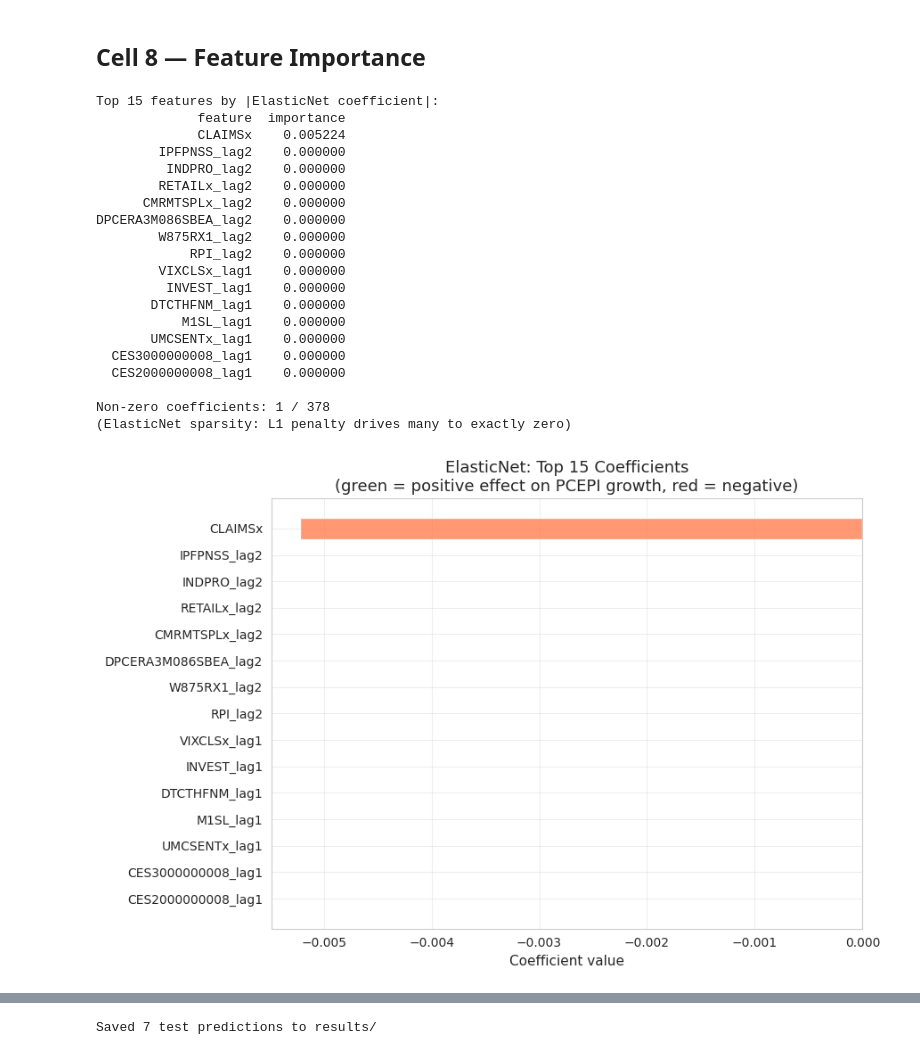
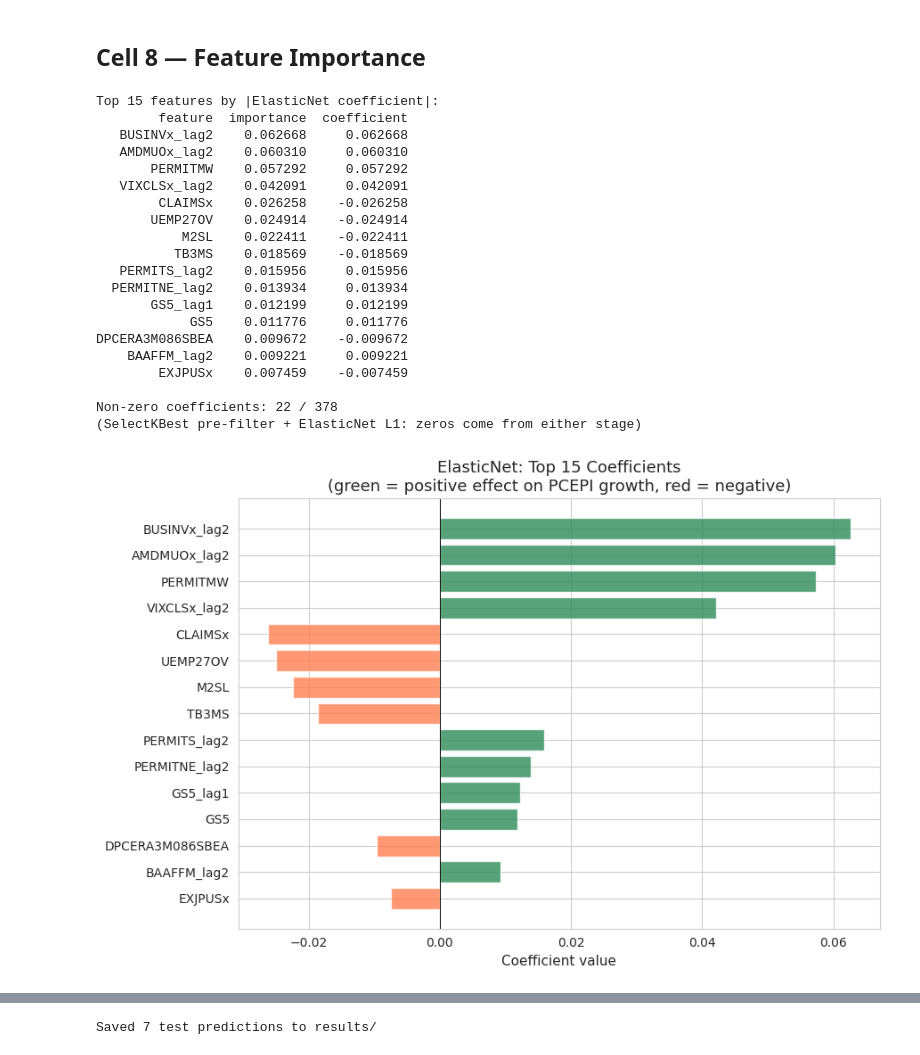
Before and after one commit to Holmes-rgb/Macro-Econ-ML, a Jupyter notebook: notebooks/inflation_forecasting_elastinet.ipynb, the cells around one changed output, grey strips where cells are left out. Saved outputs shown, nothing was run; the diff lists cells and outputs as text; code cells hidden in the pictures.

Commit message:
Fix over regularization, add robust scaling, Select Kbest,and use elasticnetCV, and pipeline

```diff
--- a/notebooks/inflation_forecasting_elastinet.ipynb
+++ b/notebooks/inflation_forecasting_elastinet.ipynb
@@ -138,16 +191,9 @@ class InflationForecaster:
 # %% [markdown]
 ## Cell 2 — Data Loading
 # %%
-# Download (or locate) most recent FRED-MD vintage
-vintage_file = download_latest_vintage(VINTAGE_DIR)
-
-# Build dataset entirely from CSV
-X_train, y_train, X_val, y_val, X_test, y_test, feature_names = build_dataset_from_csv(
-    filepath=vintage_file,
-    horizon=1,
-    n_lags=N_LAGS,
-    test_start='2025-06-01',
-    val_start='2023-01-01',
+# Load vintage + build train/val/test splits via shared helper
+vintage_file, X_train, y_train, X_val, y_val, X_test, y_test, feature_names = get_splits(
+    VINTAGE_DIR, horizon=1, n_lags=N_LAGS,
 )
 
 print(f"\nTrain  samples : {len(X_train)}  features: {len(feature_names)}")
@@ -291,8 +337,9 @@ all_val_dates = []
 all_val_actual = []
 all_val_pred = []
 
-from sklearn.preprocessing import StandardScaler
+from sklearn.preprocessing import RobustScaler
 from sklearn.linear_model import ElasticNet
+from sklearn.feature_selection import SelectKBest, f_regression
 
 best_alpha    = elasticnet.best_params.get('alpha', 0.1)
 best_l1_ratio = elasticnet.best_params.get('l1_ratio', 0.5)
@@ -300,9 +347,14 @@ X_arr = X_train_fit.values
 y_arr = y_train_fit.values
 
 for fold, (tr_idx, val_idx) in enumerate(tscv.split(X_arr)):
-    scaler = StandardScaler()
-    Xtr  = scaler.fit_transform(X_arr[tr_idx])
-    Xval = scaler.transform(X_arr[val_idx])
+    scaler = RobustScaler()
+    Xtr_s = scaler.fit_transform(X_arr[tr_idx])
+    Xval_s = scaler.transform(X_arr[val_idx])
+    # Match pipeline: SelectKBest pre-filter with same k used in training
+    k_fold = min(TOP_K_FEATURES, Xtr_s.shape[1])
+    sel = SelectKBest(score_func=f_regression, k=k_fold).fit(Xtr_s, y_arr[tr_idx])
+    Xtr  = sel.transform(Xtr_s)
+    Xval = sel.transform(Xval_s)
     ytr, yval = y_arr[tr_idx], y_arr[val_idx]
 
     m = ElasticNet(alpha=best_alpha, l1_ratio=best_l1_ratio, max_iter=100000, random_state=42)
@@ -653,55 +708,51 @@ Total forecast steps          : 4
 # %%
 importance_df = elasticnet.get_feature_importance(feature_names)
 
 if importance_df is not None:
     top15 = importance_df.head(15)
     print("Top 15 features by |ElasticNet coefficient|:")
     print(top15.to_string(index=False))
 
-    # Also show signed coefficients for direction
-    coef_df = pd.DataFrame({
-        'feature': feature_names,
-        'coefficient': elasticnet.model.named_steps['model'].coef_
-    }).sort_values('coefficient', key=abs, ascending=False)
+    # Signed coefficients (mapped back to full feature set; SelectKBest drops = 0)
+    coef_df = importance_df[['feature', 'coefficient']].copy()
+    coef_df = coef_df.sort_values('coefficient', key=abs, ascending=False)
 
     non_zero = (coef_df['coefficient'] != 0).sum()
     print(f"\nNon-zero coefficients: {non_zero} / {len(feature_names)}")
-    print("(ElasticNet sparsity: L1 penalty drives many to exactly zero)")
+    print("(SelectKBest pre-filter + ElasticNet L1: zeros come from either stage)")
 
+    signed_top15 = coef_df.head(15)
     fig, ax = plt.subplots(figsize=(9, 6))
-    colors = ['steelblue' if c >= 0 else 'coral' for c in top15['importance'].values]
-    # Use signed coef for the top-15 selected by |coef|
-    signed_top15 = coef_df.head(15)
     bar_colors = ['seagreen' if c >= 0 else 'coral' for c in signed_top15['coefficient']]
     ax.barh(signed_top15['feature'], signed_top15['coefficient'], color=bar_colors, alpha=0.8)
     ax.axvline(0, color='black', linewidth=0.7)
     ax.set_xlabel('Coefficient value')
     ax.set_title('ElasticNet: Top 15 Coefficients\n(green = positive effect on PCEPI growth, red = negative)')
     ax.invert_yaxis()
     fig.tight_layout()
     plt.show()
 # %% [output]
 Top 15 features by |ElasticNet coefficient|:
-             feature  importance
-             CLAIMSx    0.005224
-        IPFPNSS_lag2    0.000000
-         INDPRO_lag2    0.000000
-        RETAILx_lag2    0.000000
-      CMRMTSPLx_lag2    0.000000
-DPCERA3M086SBEA_lag2    0.000000
-        W875RX1_lag2    0.000000
-            RPI_lag2    0.000000
-        VIXCLSx_lag1    0.000000
-         INVEST_lag1    0.000000
-       DTCTHFNM_lag1    0.000000
-           M1SL_lag1    0.000000
-       UMCSENTx_lag1    0.000000
-  CES3000000008_lag1    0.000000
-  CES2000000008_lag1    0.000000
+        feature  importance  coefficient
+   BUSINVx_lag2    0.062668     0.062668
+   AMDMUOx_lag2    0.060310     0.060310
+       PERMITMW    0.057292     0.057292
+   VIXCLSx_lag2    0.042091     0.042091
+        CLAIMSx    0.026258    -0.026258
+       UEMP27OV    0.024914    -0.024914
+           M2SL    0.022411    -0.022411
+          TB3MS    0.018569    -0.018569
+   PERMITS_lag2    0.015956     0.015956
+  PERMITNE_lag2    0.013934     0.013934
+       GS5_lag1    0.012199     0.012199
+            GS5    0.011776     0.011776
+DPCERA3M086SBEA    0.009672    -0.009672
+    BAAFFM_lag2    0.009221     0.009221
+        EXJPUSx    0.007459    -0.007459
 
-Non-zero coefficients: 1 / 378
-(ElasticNet sparsity: L1 penalty drives many to exactly zero)
+Non-zero coefficients: 22 / 378
+(SelectKBest pre-filter + ElasticNet L1: zeros come from either stage)
-[figure, old version]
+[figure, new version]
 # %%
 # --- Diagnostic: PCEPI, Energy, and Food Coefficients ---
 # Shows actual coefficients for series that economic theory predicts should matter,
```
Also changed, not shown: parts of 6 cells of this notebook.
